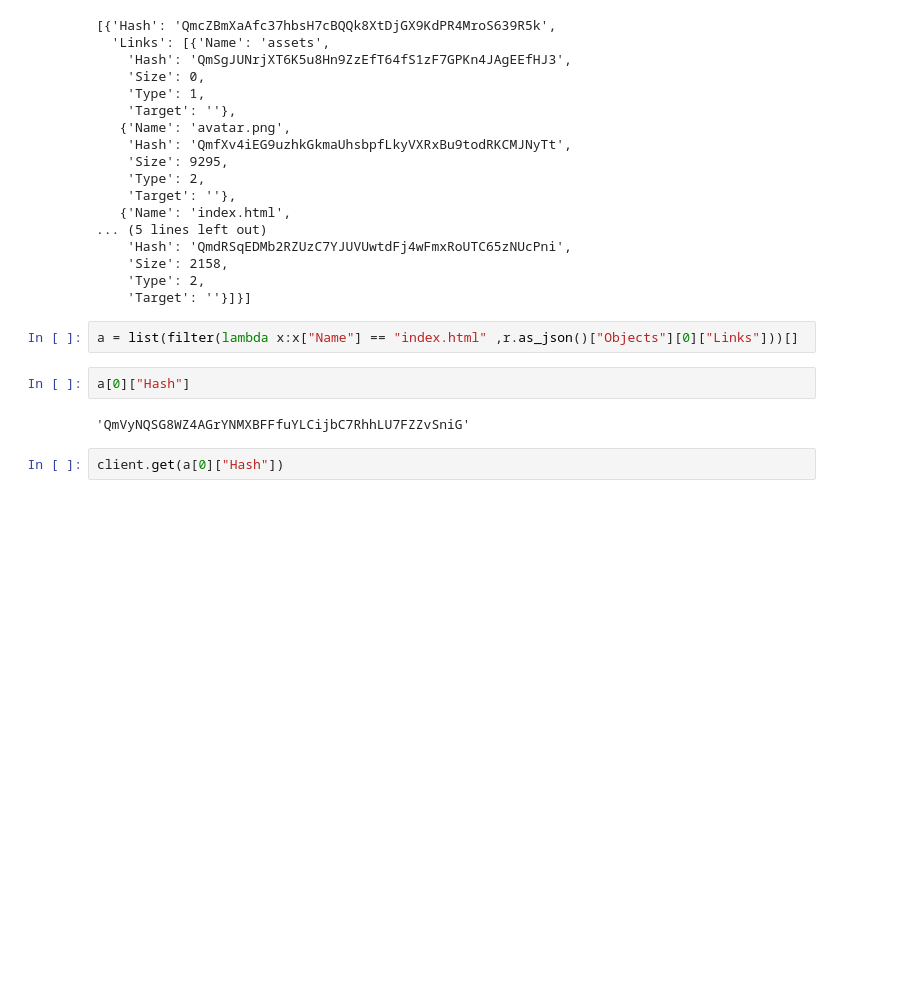
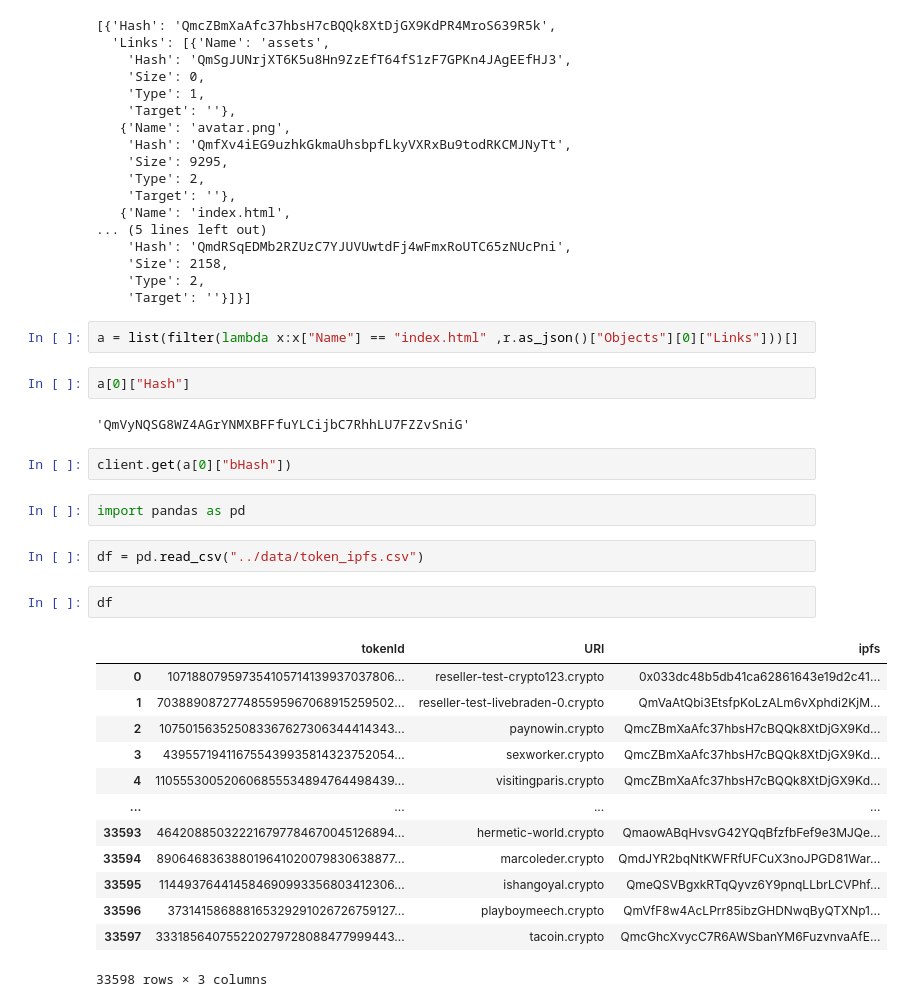
Before and after one commit to mshuaic/UnstoppableDomain, a Jupyter notebook: notebook/access ipfs.ipynb, the cells around one changed output. Cells and saved outputs as stored; diff of their text form; blank space fills up the shorter version.

```diff
--- a/notebook/access ipfs.ipynb
+++ b/notebook/access ipfs.ipynb
@@ -71,4 +73,24 @@ a[0]["Hash"]
 # %% [output]
 'QmVyNQSG8WZ4AGrYNMXBFFfuYLCijbC7RhhLU7FZZvSniG'
 # %%
-client.get(a[0]["Hash"])
+client.get(a[0]["bHash"])
+# %%
+import pandas as pd
+# %%
+df = pd.read_csv("../data/token_ipfs.csv")
+# %%
+df
+# %% [output]
+|  | tokenId | URI | ipfs |
+| 0 | 107188079597354105714139937037806... | reseller-test-crypto123.crypto | 0x033dc48b5db41ca62861643e19d2c41... |
+| 1 | 703889087277485595967068915259502... | reseller-test-livebraden-0.crypto | QmVaAtQbi3EtsfpKoLzALm6vXphdi2KjM... |
+| 2 | 107501563525083367627306344414343... | paynowin.crypto | QmcZBmXaAfc37hbsH7cBQQk8XtDjGX9Kd... |
+| 3 | 439557194116755439935814323752054... | sexworker.crypto | QmcZBmXaAfc37hbsH7cBQQk8XtDjGX9Kd... |
+| 4 | 110555300520606855534894764498439... | visitingparis.crypto | QmcZBmXaAfc37hbsH7cBQQk8XtDjGX9Kd... |
+| ... | ... | ... | ... |
+| 33593 | 464208850322216797784670045126894... | hermetic-world.crypto | QmaowABqHvsvG42YQqBfzfbFef9e3MJQe... |
+| 33594 | 890646836388019641020079830638877... | marcoleder.crypto | QmdJYR2bqNtKWFRfUFCuX3noJPGD81War... |
+| 33595 | 114493764414584690993356803412306... | ishangoyal.crypto | QmeQSVBgxkRTqQyvz6Y9pnqLLbrLCVPhf... |
+| 33596 | 373141586888165329291026726759127... | playboymeech.crypto | QmVfF8w4AcLPrr85ibzGHDNwqByQTXNp1... |
+| 33597 | 333185640755220279728088477999443... | tacoin.crypto | QmcGhcXvycC7R6AWSbanYM6FuzvnvaAfE... |
+33598 rows × 3 columns
```
Also changed, not shown: parts of 1 cell of this notebook, 18 other files.
